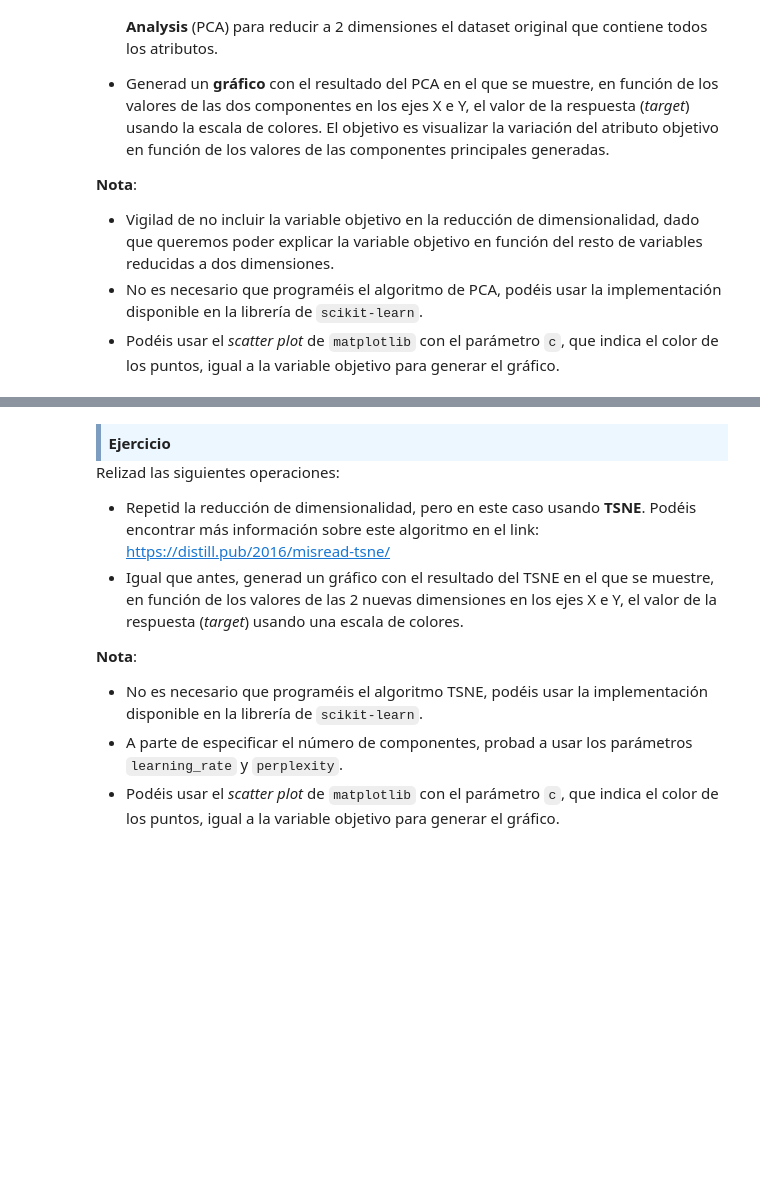
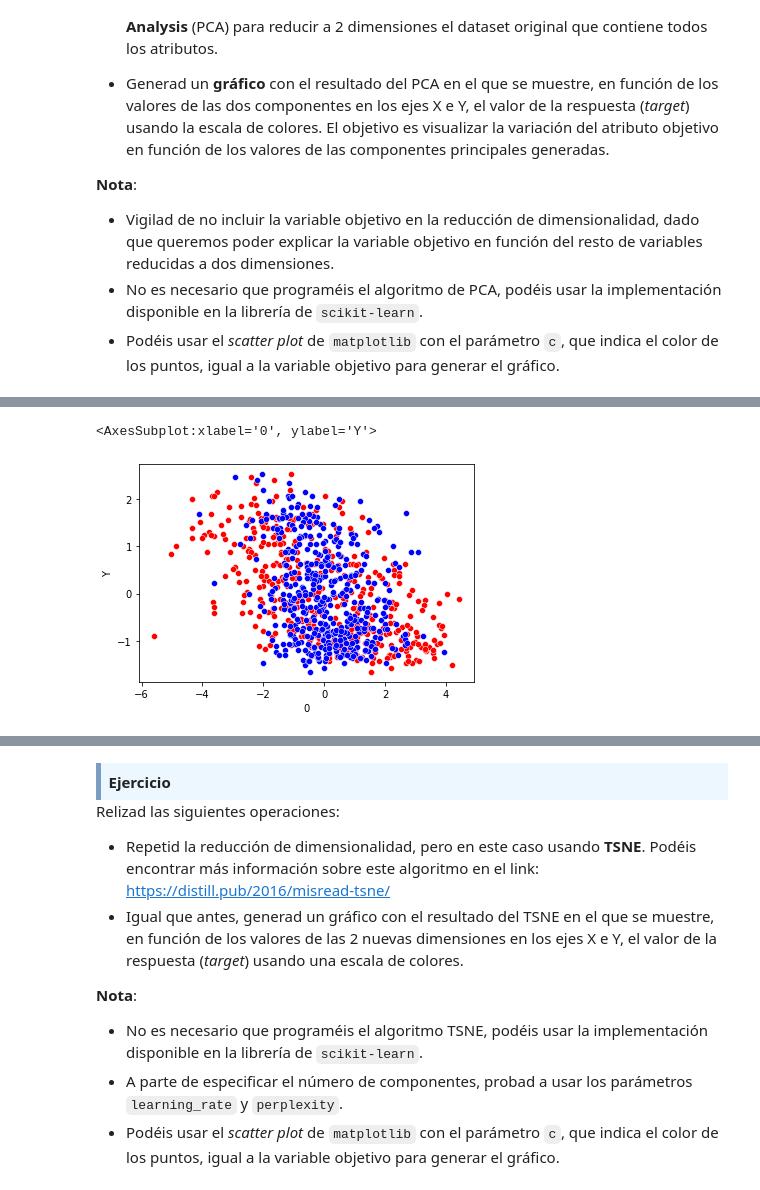
Before and after one commit to angelbujalance/MAME_PEC, a Jupyter notebook: M2.855_20221_PEC1-Enunciado.ipynb, the cells around one changed output, grey strips where cells are left out. Saved outputs shown, nothing was run; the diff lists cells and outputs as text; code cells hidden in the pictures; blank space fills up the shorter version.

```diff
--- a/M2.855_20221_PEC1-Enunciado.ipynb
+++ b/M2.855_20221_PEC1-Enunciado.ipynb
@@ -422,3 +422,16 @@ Relizad las siguientes acciones:
 - Vigilad de no incluir la variable objetivo en la reducción de dimensionalidad, dado que queremos poder explicar la variable objetivo en función del resto de variables reducidas a dos dimensiones.
 - No es necesario que programéis el algoritmo de PCA, podéis usar la implementación disponible en la librería de `scikit-learn`.
 - Podéis usar el _scatter plot_ de `matplotlib` con el parámetro `c`, que indica el color de los puntos, igual a la variable objetivo para generar el gráfico.
+# %%
+# primero eliminamos de la matriz de datos la variable Y que es la que vamos a querer predecir:
+
+cuantnorX = norm_df(cuant.drop(columns=['Y']))
+diab_corrX = cuantnorX.corr()
+# %%
+# una manera sencilla de reducir la dimensionalidad para obtener los dos componentes principales es utilizar la función de svd que genereará una PCA.
+# Por el método de Singular Value Decomposition (SVD) obtenemos los dos primeros componentes principales.
+
+U, s, Vt = np.linalg.svd(diab_corrX) # svd
+
+pc2 = Vt.T[:, 0:2]
+pc2
@@ -424,0 +448,4 @@ Relizad las siguientes acciones:
+# %%
+df_pca = cuantnorX.dot(pc2)
+df_pca['Y'] = cuantnor.Y
+df_pca
@@ -424,0 +479,8 @@ Relizad las siguientes acciones:
+# %%
+sns.scatterplot(data=df_pca, x=0, y="Y",
+                    color='red')
+sns.scatterplot(data=df_pca, x=1, y="Y",
+                    color='blue')
+# %% [output]
+<AxesSubplot:xlabel='0', ylabel='Y'>
+[figure, added]
```
Also changed, not shown: parts of 4 cells of this notebook.
